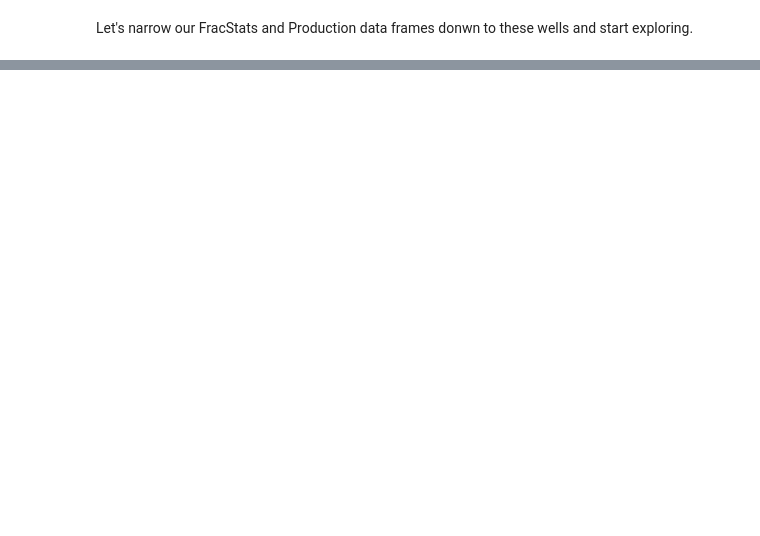
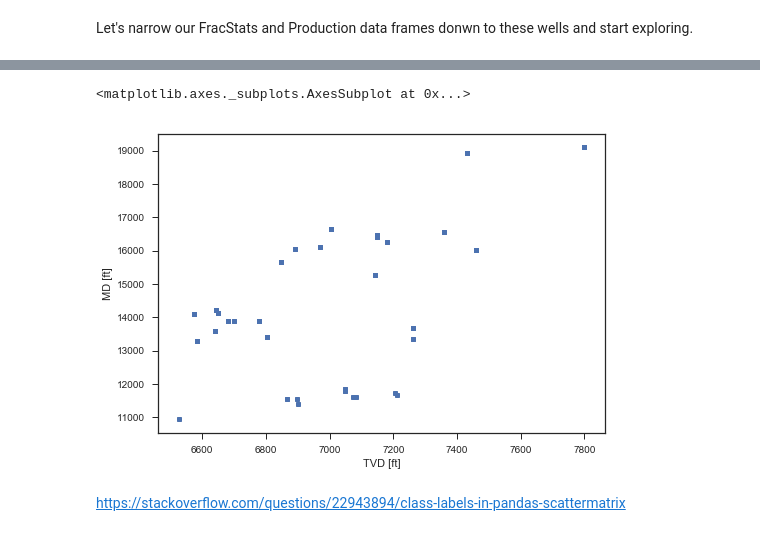
Before and after one commit to kykiefer/wdl, a Jupyter notebook: data_exploration.ipynb, the cells around one changed output, grey strips where cells are left out. Saved outputs shown, nothing was run; the diff lists cells and outputs as text; code cells hidden in the pictures; blank space fills up the shorter version.

```diff
--- a/data_exploration.ipynb
+++ b/data_exploration.ipynb
@@ -71,0 +165,8 @@ Index(['Well ', 'Days On', 'Day Cum', 'Days Cum (Zero)',
+# %%
+cmap = df_stats['Stage Success'].map({0:'b', 1:'r'})
+df_stats.plot(kind='scatter', x='TVD [ft]', y='MD [ft]')
+# %% [output]
+<matplotlib.axes._subplots.AxesSubplot at 0x...>
+[figure, added]
+# %% [markdown]
+https://stackoverflow.com/questions/22943894/class-labels-in-pandas-scattermatrix
```
Also changed, not shown: parts of 28 cells of this notebook, 1 other file.
